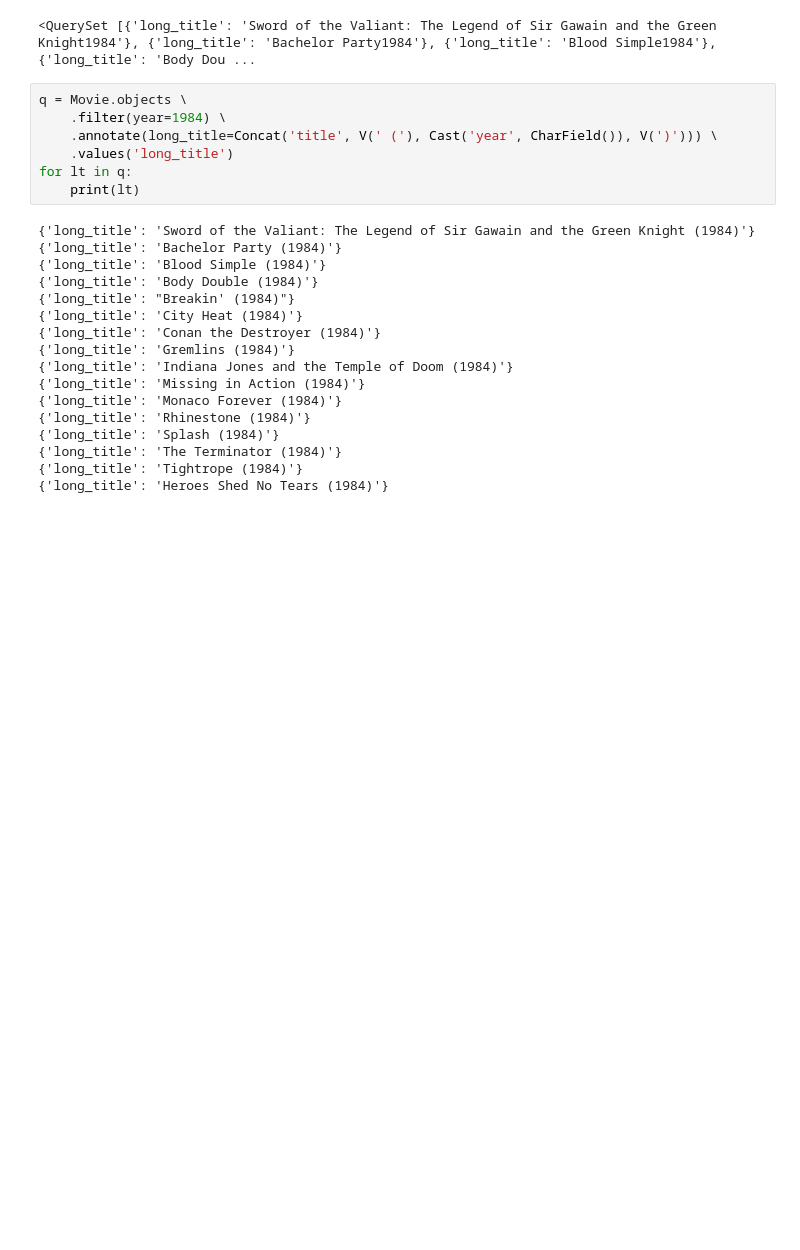
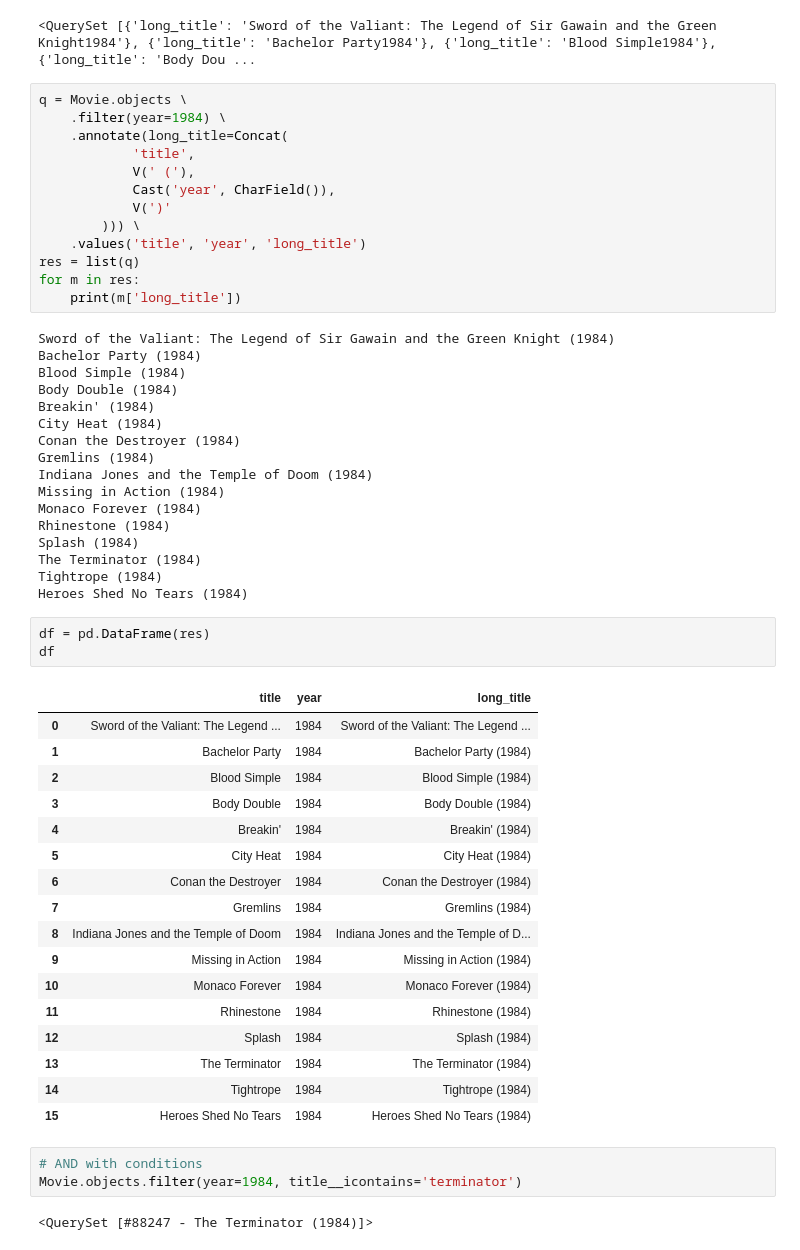
Before and after one commit to matthcol/django202309, a Jupyter notebook: ORM_queries.ipynb, the cells around one changed output. Cells and saved outputs as stored; diff of their text form; blank space fills up the shorter version.

Commit message:
more queries and data play

```diff
--- a/ORM_queries.ipynb
+++ b/ORM_queries.ipynb
@@ -307,24 +325,56 @@ Movie.objects \
 # %%
 q = Movie.objects \
     .filter(year=1984) \
-    .annotate(long_title=Concat('title', V(' ('), Cast('year', CharField()), V(')'))) \
-    .values('long_title')
-for lt in q:
-    print(lt)
+    .annotate(long_title=Concat(
+            'title',
+            V(' ('),
+            Cast('year', CharField()),
+            V(')'
+        ))) \
+    .values('title', 'year', 'long_title')
+res = list(q)
+for m in res:
+    print(m['long_title'])
 # %% [output]
-{'long_title': 'Sword of the Valiant: The Legend of Sir Gawain and the Green Knight (1984)'}
-{'long_title': 'Bachelor Party (1984)'}
-{'long_title': 'Blood Simple (1984)'}
-{'long_title': 'Body Double (1984)'}
-{'long_title': "Breakin' (1984)"}
-{'long_title': 'City Heat (1984)'}
-{'long_title': 'Conan the Destroyer (1984)'}
-{'long_title': 'Gremlins (1984)'}
-{'long_title': 'Indiana Jones and the Temple of Doom (1984)'}
-{'long_title': 'Missing in Action (1984)'}
-{'long_title': 'Monaco Forever (1984)'}
-{'long_title': 'Rhinestone (1984)'}
-{'long_title': 'Splash (1984)'}
-{'long_title': 'The Terminator (1984)'}
-{'long_title': 'Tightrope (1984)'}
-{'long_title': 'Heroes Shed No Tears (1984)'}
+Sword of the Valiant: The Legend of Sir Gawain and the Green Knight (1984)
+Bachelor Party (1984)
+Blood Simple (1984)
+Body Double (1984)
+Breakin' (1984)
+City Heat (1984)
+Conan the Destroyer (1984)
+Gremlins (1984)
+Indiana Jones and the Temple of Doom (1984)
+Missing in Action (1984)
+Monaco Forever (1984)
+Rhinestone (1984)
+Splash (1984)
+The Terminator (1984)
+Tightrope (1984)
+Heroes Shed No Tears (1984)
+# %%
+df = pd.DataFrame(res)
+df
+# %% [output]
+|  | title | year | long_title |
+| 0 | Sword of the Valiant: The Legend ... | 1984 | Sword of the Valiant: The Legend ... |
+| 1 | Bachelor Party | 1984 | Bachelor Party (1984) |
+| 2 | Blood Simple | 1984 | Blood Simple (1984) |
+| 3 | Body Double | 1984 | Body Double (1984) |
+| 4 | Breakin' | 1984 | Breakin' (1984) |
+| 5 | City Heat | 1984 | City Heat (1984) |
+| 6 | Conan the Destroyer | 1984 | Conan the Destroyer (1984) |
+| 7 | Gremlins | 1984 | Gremlins (1984) |
+| 8 | Indiana Jones and the Temple of Doom | 1984 | Indiana Jones and the Temple of D... |
+| 9 | Missing in Action | 1984 | Missing in Action (1984) |
+| 10 | Monaco Forever | 1984 | Monaco Forever (1984) |
+| 11 | Rhinestone | 1984 | Rhinestone (1984) |
+| 12 | Splash | 1984 | Splash (1984) |
+| 13 | The Terminator | 1984 | The Terminator (1984) |
+| 14 | Tightrope | 1984 | Tightrope (1984) |
+| 15 | Heroes Shed No Tears | 1984 | Heroes Shed No Tears (1984) |
+# %%
+# AND with conditions
+Movie.objects.filter(year=1984, title__icontains='terminator')
+# %% [output]
+<QuerySet [#88247 - The Terminator (1984)]>
```
Also changed, not shown: parts of 40 cells of this notebook, 3 other files.
